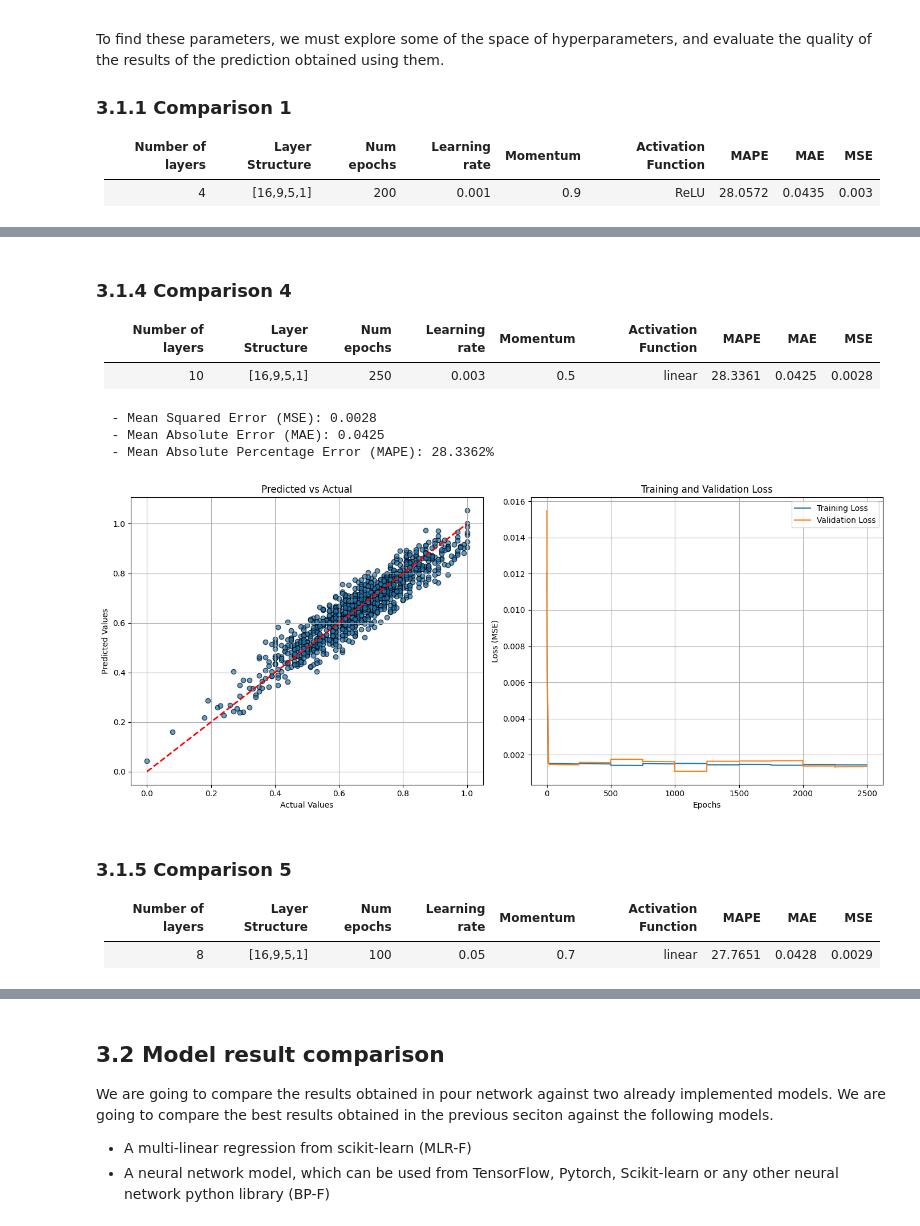
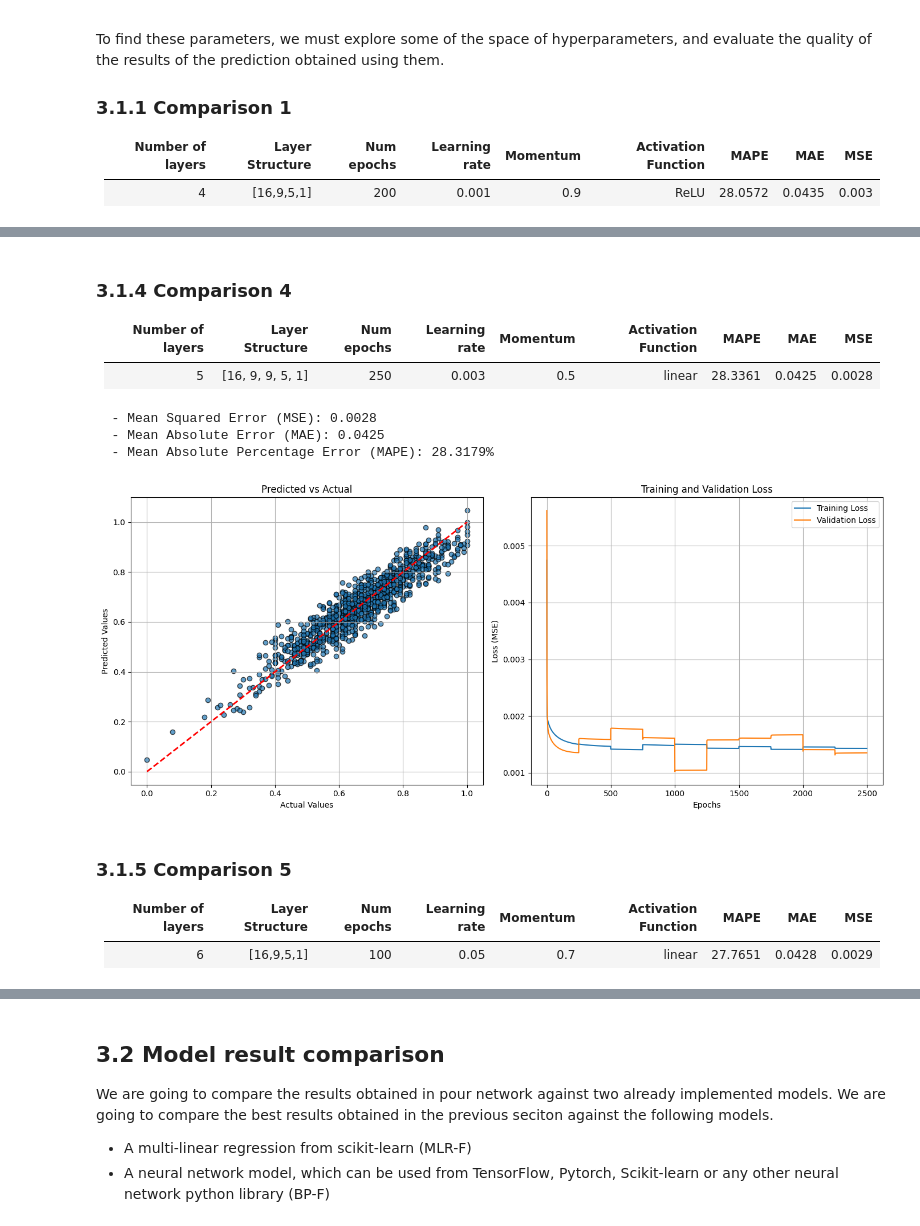
Before and after one commit to Danie1Arias/A1-DanielArias-BeatrizEnriquez, a Jupyter notebook: A1_DanielArias_BeatrizEnriquez.ipynb, the cells around one changed output, grey strips where cells are left out. Saved outputs shown, nothing was run; the diff lists cells and outputs as text; code cells hidden in the pictures.

```diff
--- a/A1_DanielArias_BeatrizEnriquez.ipynb
+++ b/A1_DanielArias_BeatrizEnriquez.ipynb
@@ -343,7 +348,7 @@ plt.show()
 
 | Number of layers | Layer Structure | Num epochs | Learning rate | Momentum | Activation Function | MAPE | MAE | MSE |
 |---|---|---|---|---|---|---|---|---|
-|10|[16,9,5,1]|250|0.003|0.5|linear|28.3361|0.0425|0.0028|
+|5|[16, 9, 9, 5, 1]|250|0.003|0.5|linear|28.3361|0.0425|0.0028|
 # %%
 import NeuralNet as NN
 from sklearn.metrics import mean_squared_error, mean_absolute_error
@@ -355,59 +360,62 @@ X, y = df_encoded_scaled.drop("math score", axis=1), df_encoded_scaled["math sco
 # Convert DataFrame to numpy arrays for KFold indexing
 X = X.to_numpy()
 y = y.to_numpy()
 
 # Neural Network Hyperparameters
-epochs = 250
-learning_rate = 0.003
-fact = 'linear'
-momentum = 0.5
-n_splits = 10
+layers4 = [len(df_encoded_scaled.columns) - 1, 9, 9, 5, 1]
 
-nn = NN.NeuralNet(layers, epochs, learning_rate, momentum, fact, n_splits)
-nn.fit(X, y)
-y_pred = nn.predict(X)
-training_loss, validation_loss = nn.loss_epochs()
+# Neural Network Hyperparameters
+epochs4 = 250
+learning_rate4 = 0.003
+fact4 = 'linear'
+momentum4 = 0.5
+n_splits4 = 10
+
+nn4 = NN.NeuralNet(layers4, epochs4, learning_rate4, momentum4, fact4, n_splits4)
+nn4.fit(X, y)
+y_pred4 = nn4.predict(X)
+training_loss4, validation_loss4 = nn4.loss_epochs()
 
 fig, axes = plt.subplots(1, 2, figsize=(14, 6))
 
-mse = mean_squared_error(y, y_pred)
-mae = mean_absolute_error(y, y_pred)
-mape = np.mean(np.abs((y - y_pred) / np.where(y == 0, 1, y))) * 100
+mse4 = mean_squared_error(y, y_pred4)
+mae4 = mean_absolute_error(y, y_pred4)
+mape4 = np.mean(np.abs((y - y_pred4) / np.where(y == 0, 1, y))) * 100
 
-print(f"  - Mean Squared Error (MSE): {mse:.4f}")
-print(f"  - Mean Absolute Error (MAE): {mae:.4f}")
-print(f"  - Mean Absolute Percentage Error (MAPE): {mape:.4f}%")
+print(f"  - Mean Squared Error (MSE): {mse4:.4f}")
+print(f"  - Mean Absolute Error (MAE): {mae4:.4f}")
+print(f"  - Mean Absolute Percentage Error (MAPE): {mape4:.4f}%")
 
 # 1. Predicted vs Actual
-axes[0].scatter(y, y_pred, alpha=0.7, edgecolors='k')
+axes[0].scatter(y, y_pred4, alpha=0.7, edgecolors='k')
 axes[0].plot([y.min(), y.max()], [y.min(), y.max()], 'r--', lw=2)
 axes[0].set_title('Predicted vs Actual')
 axes[0].set_xlabel('Actual Values')
 axes[0].set_ylabel('Predicted Values')
 axes[0].grid(True)
 
 # 2. Training and Validation Loss over Epochs
-axes[1].plot(training_loss, label='Training Loss')
-axes[1].plot(validation_loss, label='Validation Loss')
+axes[1].plot(training_loss4, label='Training Loss')
+axes[1].plot(validation_loss4, label='Validation Loss')
 axes[1].set_title('Training and Validation Loss')
 axes[1].set_xlabel('Epochs')
 axes[1].set_ylabel('Loss (MSE)')
 axes[1].legend()
 axes[1].grid(True)
 
 plt.tight_layout()
 plt.show()
 # %% [output]
   - Mean Squared Error (MSE): 0.0028
   - Mean Absolute Error (MAE): 0.0425
-  - Mean Absolute Percentage Error (MAPE): 28.3362%
+  - Mean Absolute Percentage Error (MAPE): 28.3179%
-[figure, old version]
+[figure, new version]
 # %% [markdown]
 ### 3.1.5 Comparison 5
 
 | Number of layers | Layer Structure | Num epochs | Learning rate | Momentum | Activation Function | MAPE | MAE | MSE |
 |---|---|---|---|---|---|---|---|---|
-|8|[16,9,5,1]|100|0.05|0.7|linear|27.7651|0.0428|0.0029|
+|6|[16,9,5,1]|100|0.05|0.7|linear|27.7651|0.0428|0.0029|
 # %%
 import NeuralNet as NN
 from sklearn.metrics import mean_squared_error, mean_absolute_error
```
Also changed, not shown: parts of 7 cells of this notebook.
